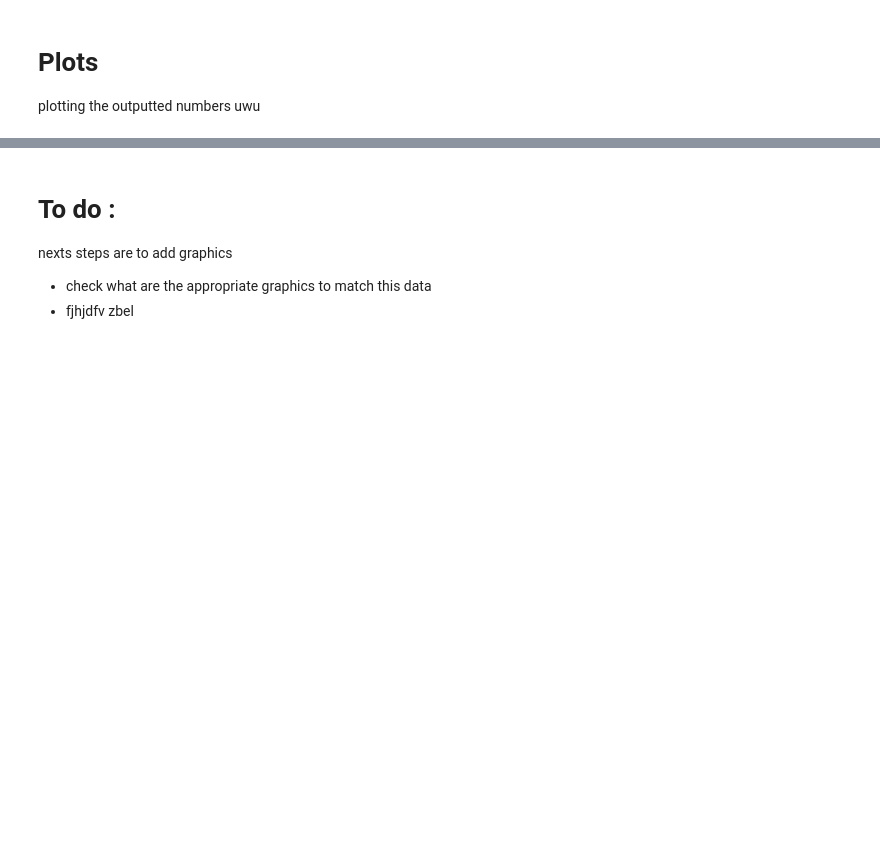
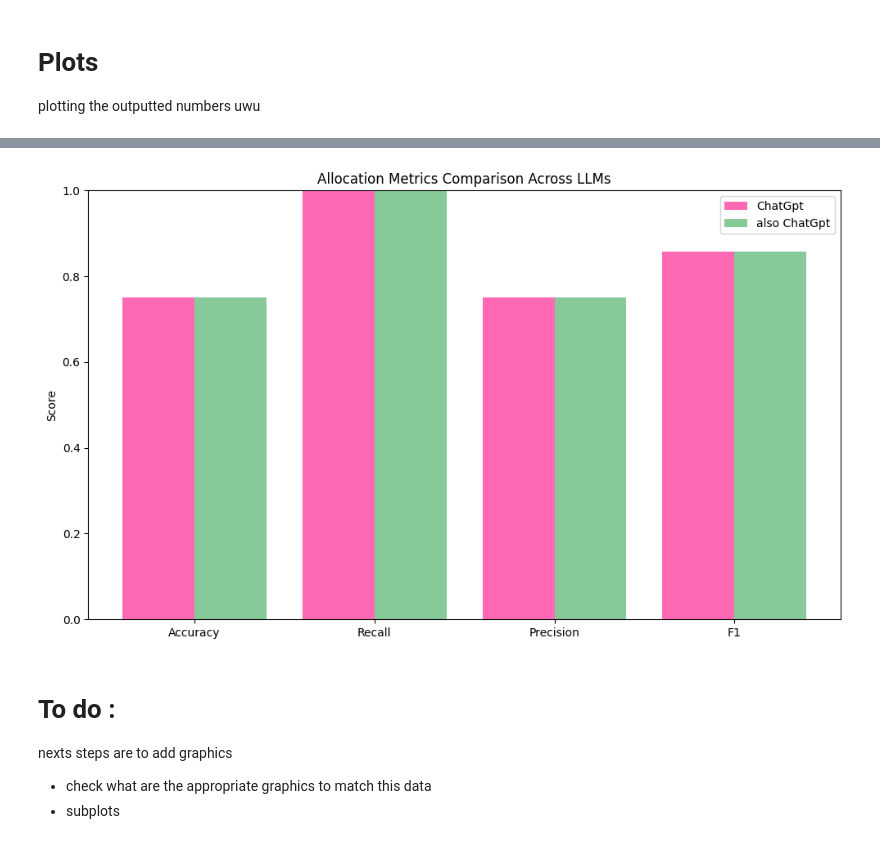
Before and after one commit to safarrez/Evaluating_extracted_data, a Jupyter notebook: evaluation.ipynb, the cells around one changed output, grey strips where cells are left out. Saved outputs shown, nothing was run; the diff lists cells and outputs as text; code cells hidden in the pictures; blank space fills up the shorter version.

Commit message:
bar plots uwu

```diff
--- a/evaluation.ipynb
+++ b/evaluation.ipynb
@@ -242,8 +245,8 @@ fn = count_false_negatives(ground_truth_df, extracted_combined_df, column='Alloc
 print(f'False Negatives: {fn}')
 
 # Calculate metrics
-metrics = calculateMetrics(tp, fp, fn)
-print(metrics)
+allocation_metrics = calculateMetrics(tp, fp, fn)
+print(allocation_metrics)
 # %% [output]
 True Positives: 12
 False Positives: 4
@@ -342 +330,35 @@ Note: you may need to restart the kernel to use updated packages.
+# %%
+def plot_allocation_metrics(metrics_dicts, model_names):
+    """
+    Plots allocation metrics (Accuracy, Recall, Precision, F1) for different LLMs.
+
+    Args:
+        metrics_dicts (list of dict): List of metrics dictionaries, one per model.
+        model_names (list of str): List of model names corresponding to metrics_dicts.
+    """
+    import matplotlib.pyplot as plt
+
+    labels = ['Accuracy', 'Recall', 'Precision', 'F1']
+    x = range(len(labels))
+    colors = ['hotpink', '#88c999', 'purple','blue', "#92e6df",'#e15759', '#edc949', ]
+
+    plt.figure(figsize=(10, 6))
+    width = 0.8 / len(metrics_dicts)  # Adjust bar width based on number of models
+
+    for i, (metrics, name) in enumerate(zip(metrics_dicts, model_names)):
+        values = [metrics[label] for label in labels]
+        plt.bar([xi + i * width for xi in x], values, width=width, label=name, color=colors[i % len(colors)])
+
+    plt.ylabel('Score')
+    plt.title('Allocation Metrics Comparison Across LLMs')
+    plt.xticks([xi + width * (len(metrics_dicts) - 1) / 2 for xi in x], labels)
+    plt.ylim(0, 1)
+    plt.legend()
+    plt.tight_layout()
+    plt.show()
+# %%
+# Test plot_allocation_metrics with a single model
+plot_allocation_metrics([allocation_metrics, allocation_metrics], ['ChatGpt', 'also ChatGpt'])
+# %% [output]
+[figure, added]
 # %%
@@ -370,4 +393,4 @@ def plots(TP, FP, FN):
 # To do :
 nexts steps are to add graphics
 - check what are the appropriate graphics to match this data
-- fjhjdfv zbel
+- subplots
```
Also changed, not shown: parts of 3 cells of this notebook.
